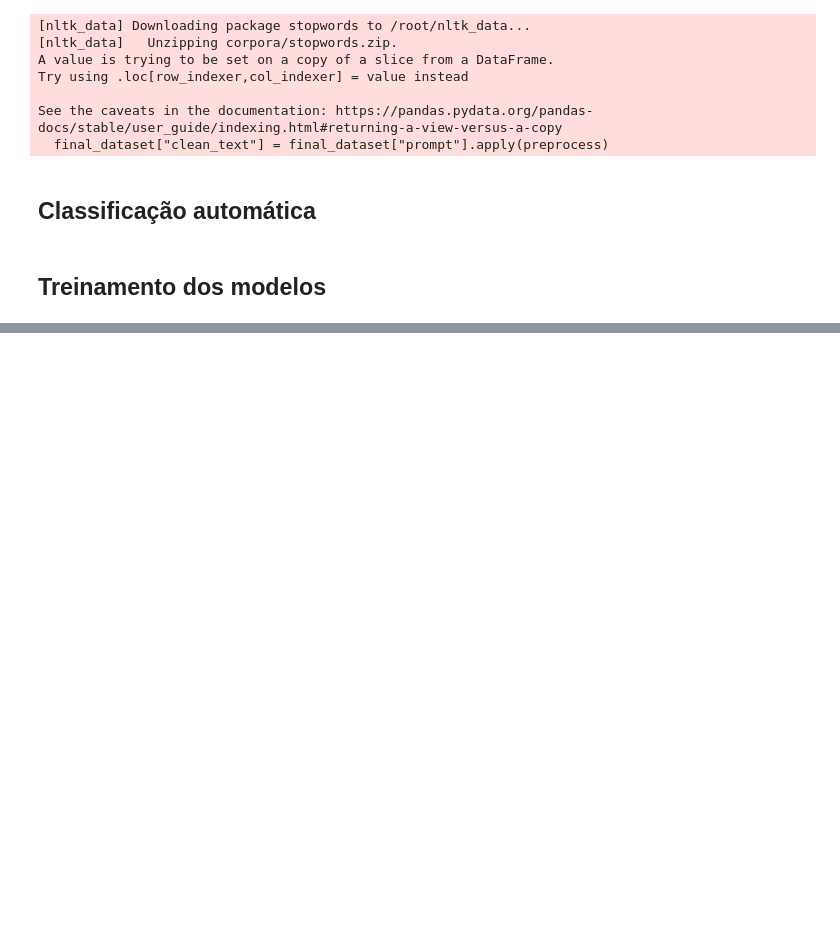
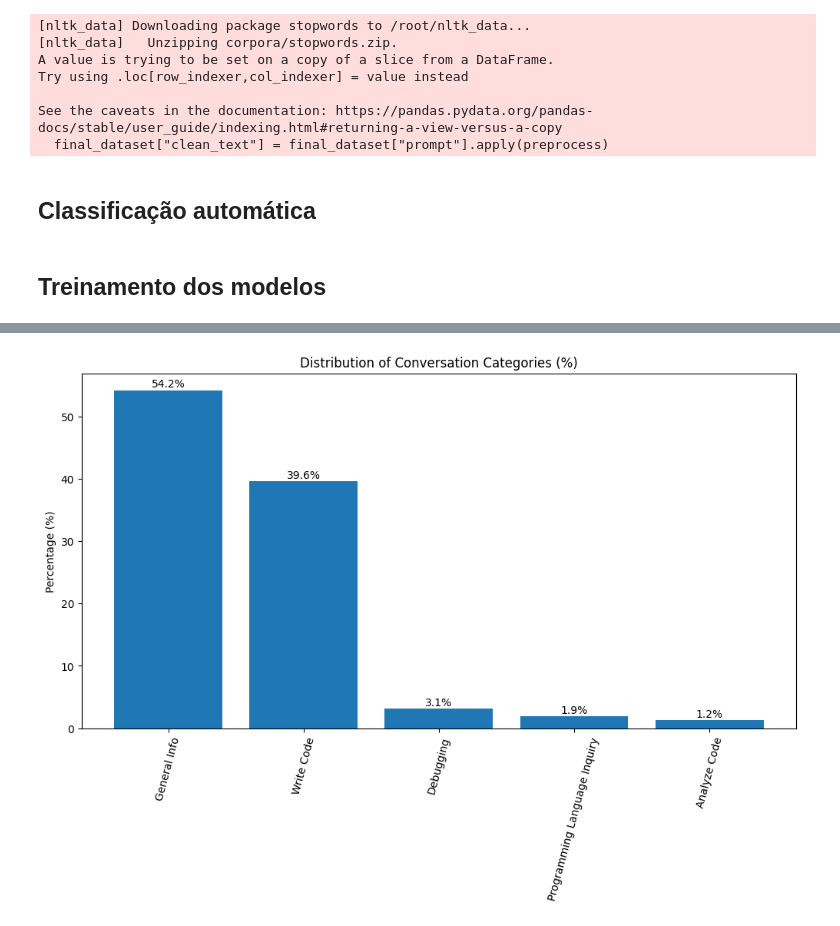
Before and after one commit to eduuardonogueira/chatting-with-ai-replication, a Jupyter notebook: replicação.ipynb, the cells around one changed output, grey strips where cells are left out. Drawn from its saved outputs; the diff is of its cells as text; code cells hidden in the pictures; blank space fills up the shorter version.

```diff
--- a/replicação.ipynb
+++ b/replicação.ipynb
@@ -397,0 +398,26 @@ plt.show()
+# %%
+import matplotlib.pyplot as plt
+
+# Contagem absoluta
+category_counts = final_dataset["label"].value_counts()
+
+# Percentual
+category_percent = final_dataset["label"].value_counts(normalize=True) * 100
+
+# Ordenar do maior para o menor
+category_percent = category_percent.sort_values(ascending=False)
+
+plt.figure(figsize=(12,6))
+bars = plt.bar(category_percent.index, category_percent.values)
+
+plt.xticks(rotation=75)
+plt.ylabel("Percentage (%)")
+plt.title("Distribution of Conversation Categories (%)")
+
+# Adicionar valores no topo das barras
+for i, v in enumerate(category_percent.values):
+    plt.text(i, v + 0.5, f"{v:.1f}%", ha='center')
+
+plt.show()
+# %% [output]
+[figure, added]
```
Also changed, not shown: parts of 9 cells of this notebook, 3 other files.
